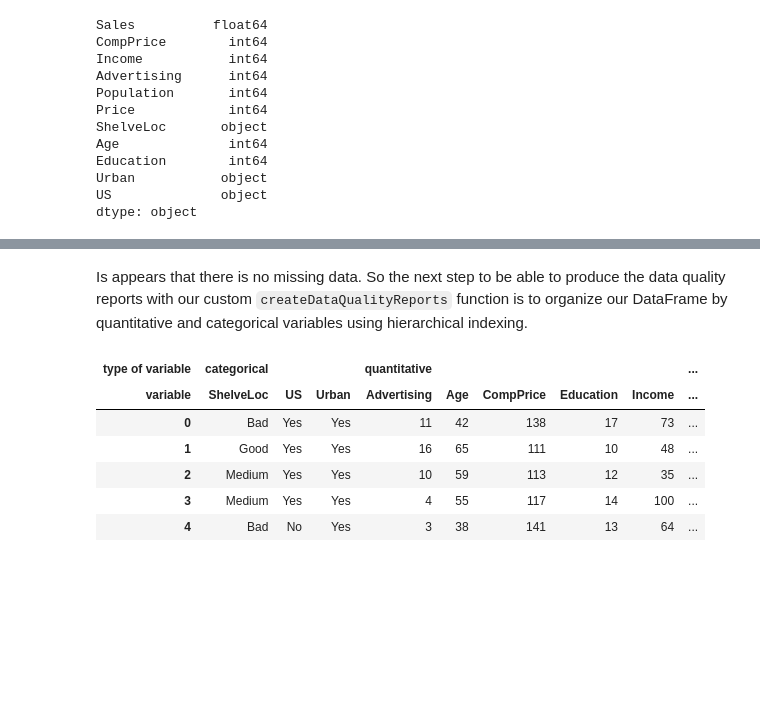
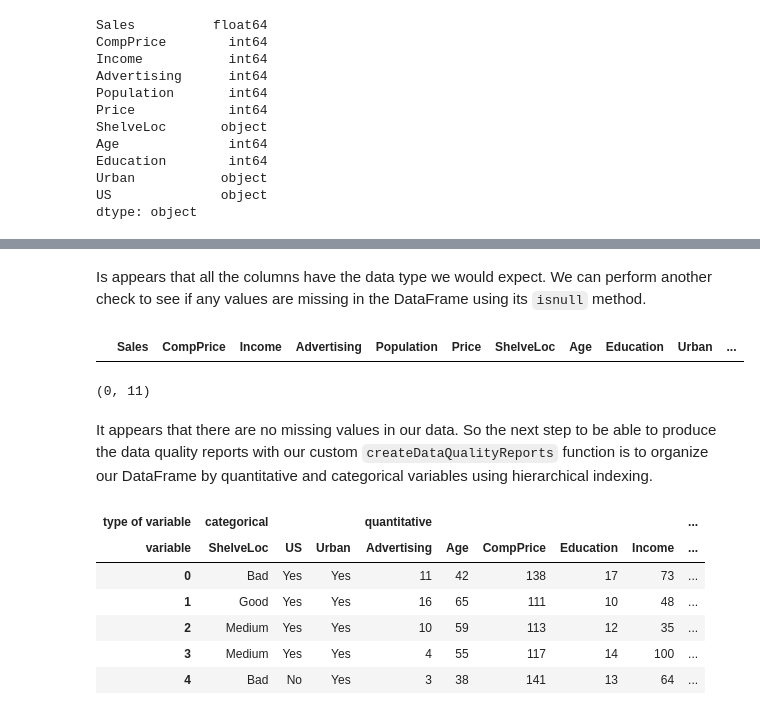
Before and after one commit to HerrBroekman/Python-solutions-for-An-Introduction-to-Statistical-Learning, a Jupyter notebook: DataSets/Carseats/Exploration.ipynb, the cells around one changed output, grey strips where cells are left out. Cells and saved outputs as stored; diff of their text form; code cells hidden in the pictures; blank space fills up the shorter version.

```diff
--- a/DataSets/Carseats/Exploration.ipynb
+++ b/DataSets/Carseats/Exploration.ipynb
@@ -65,5 +39,13 @@ dtype: object
+# %% [markdown]
+<p>Is appears that all the columns have the data type we would expect. We can perform another check to see if any values are missing in the DataFrame using its <code>isnull</code> method.</p>
+# %%
+df[df.isnull().any(axis=1)]
+df[df.isnull().any(axis=1)].shape
+# %% [output]
+|  | Sales | CompPrice | Income | Advertising | Population | Price | ShelveLoc | Age | Education | Urban | ... |
+(0, 11)
 # %% [markdown]
-<p>Is appears that there is no missing data. So the next step to be able to produce the data quality reports with our custom <code>createDataQualityReports</code> function is to organize our DataFrame by quantitative and categorical variables using hierarchical indexing.</p>
+<p>It appears that there are no missing values in our data. So the next step to be able to produce the data quality reports with our custom <code>createDataQualityReports</code> function is to organize our DataFrame by quantitative and categorical variables using hierarchical indexing.</p>
 # %%
 df.columns = pd.MultiIndex.from_tuples([('quantitative', 'Sales'), ('quantitative', 'CompPrice'),
                           ('quantitative', 'Income'), ('quantitative', 'Advertising'),
```
Also changed, not shown: parts of 1 cell of this notebook, 3 other files.
